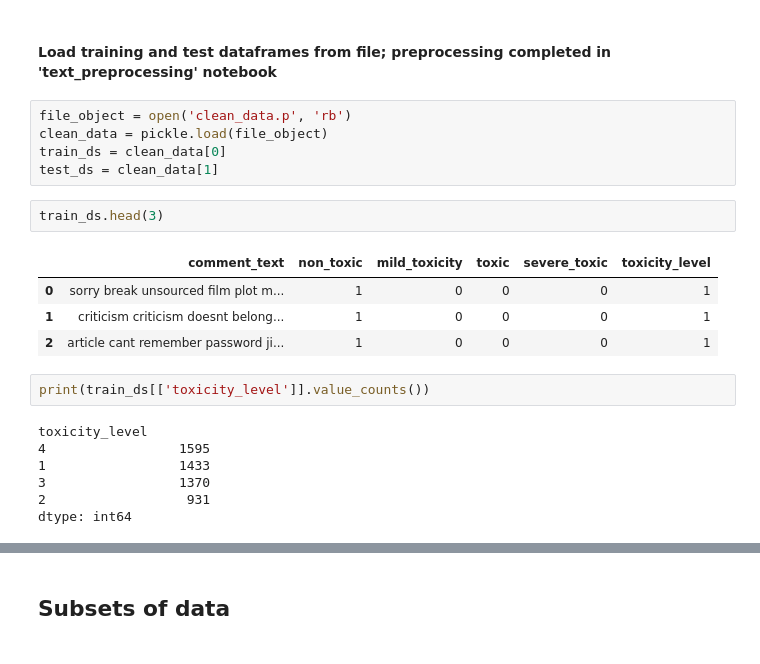
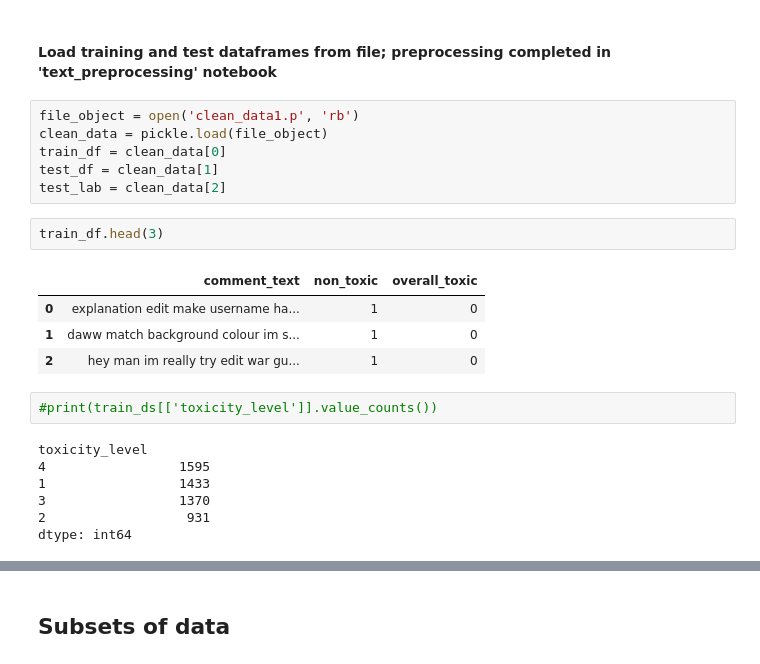
Before and after one commit to jjbocek/ToxicApp, a Jupyter notebook: ToxicApp_Sandbox.ipynb, the cells around one changed output, grey strips where cells are left out. Saved outputs shown, nothing was run; the diff lists cells and outputs as text.

Commit message:
added bried pca to sandbox, other edits

```diff
--- a/ToxicApp_Sandbox.ipynb
+++ b/ToxicApp_Sandbox.ipynb
@@ -26,19 +26,20 @@ import random
 # %% [markdown]
 #### Load training and test dataframes from file; preprocessing completed in 'text_preprocessing' notebook
 # %%
-file_object = open('clean_data.p', 'rb')
+file_object = open('clean_data1.p', 'rb')
 clean_data = pickle.load(file_object)
-train_ds = clean_data[0]
-test_ds = clean_data[1]
+train_df = clean_data[0]
+test_df = clean_data[1]
+test_lab = clean_data[2]
 # %%
-train_ds.head(3)
+train_df.head(3)
 # %% [output]
-|  | comment_text | non_toxic | mild_toxicity | toxic | severe_toxic | toxicity_level |
-| 0 | sorry break unsourced film plot m... | 1 | 0 | 0 | 0 | 1 |
-| 1 | criticism criticism doesnt belong... | 1 | 0 | 0 | 0 | 1 |
-| 2 | article cant remember password ji... | 1 | 0 | 0 | 0 | 1 |
+|  | comment_text | non_toxic | overall_toxic |
+| 0 | explanation edit make username ha... | 1 | 0 |
+| 1 | daww match background colour im s... | 1 | 0 |
+| 2 | hey man im really try edit war gu... | 1 | 0 |
 # %%
-print(train_ds[['toxicity_level']].value_counts())
+#print(train_ds[['toxicity_level']].value_counts())
 # %% [output]
 toxicity_level
 4                 1595
```
Also changed, not shown: parts of 21 cells of this notebook, 3 other files.
